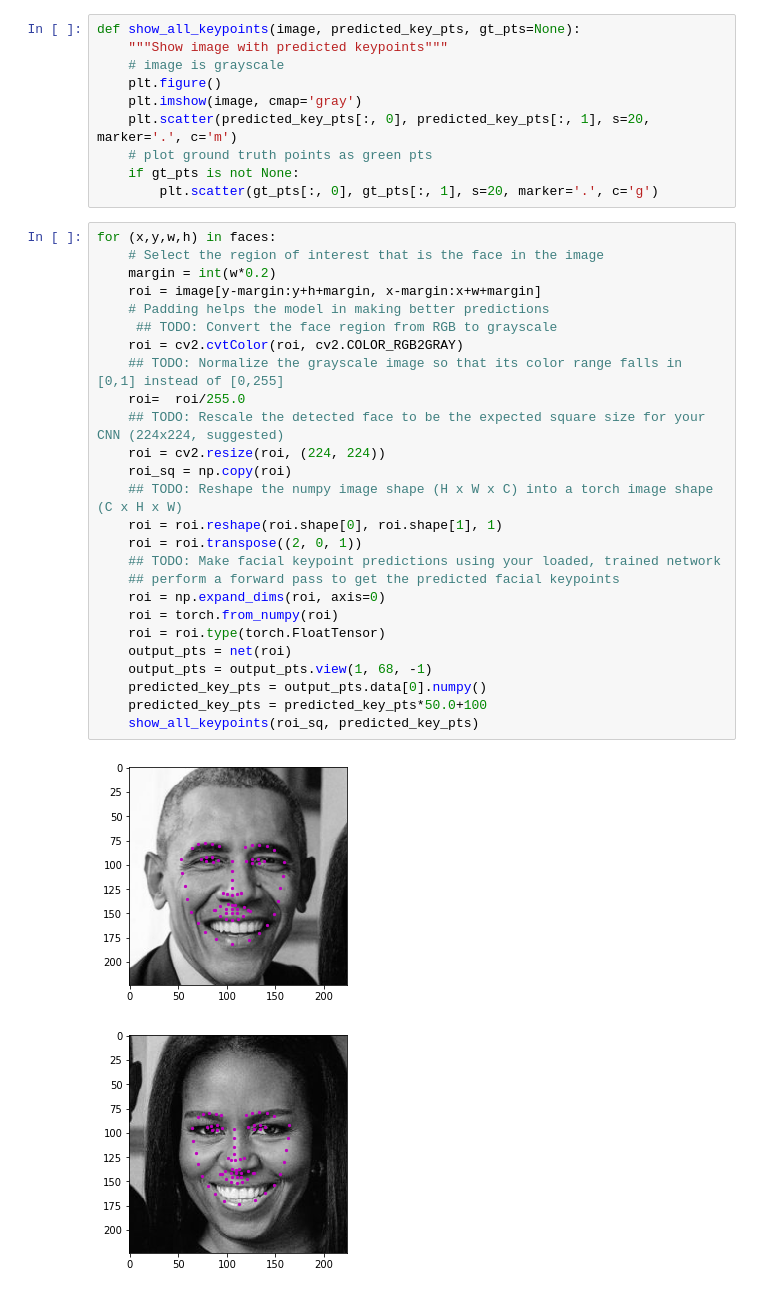
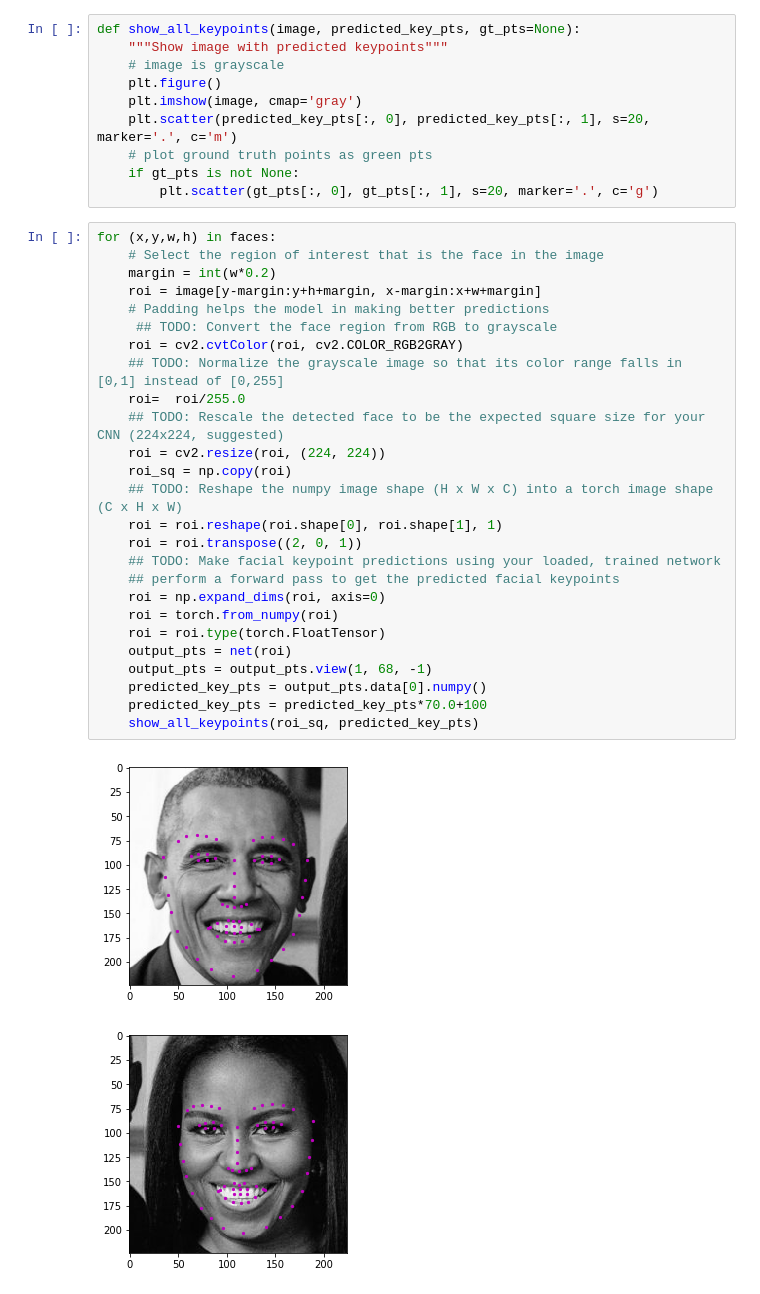
Before and after one commit to madisonestabrook/cv_-facial_keypoint_detection, a Jupyter notebook: 3. Facial Keypoint Detection, Complete Pipeline.ipynb, the cells around one changed output. Drawn from its saved outputs; the diff is of its cells as text.

```diff
--- a/3. Facial Keypoint Detection, Complete Pipeline.ipynb
+++ b/3. Facial Keypoint Detection, Complete Pipeline.ipynb
@@ -130,29 +130,29 @@ def show_all_keypoints(image, predicted_key_pts, gt_pts=None):
 # %%
 for (x,y,w,h) in faces:
     # Select the region of interest that is the face in the image
     margin = int(w*0.2)
     roi = image[y-margin:y+h+margin, x-margin:x+w+margin]
     # Padding helps the model in making better predictions
      ## TODO: Convert the face region from RGB to grayscale
     roi = cv2.cvtColor(roi, cv2.COLOR_RGB2GRAY)
     ## TODO: Normalize the grayscale image so that its color range falls in [0,1] instead of [0,255]
     roi=  roi/255.0
     ## TODO: Rescale the detected face to be the expected square size for your CNN (224x224, suggested)
     roi = cv2.resize(roi, (224, 224))
     roi_sq = np.copy(roi)
     ## TODO: Reshape the numpy image shape (H x W x C) into a torch image shape (C x H x W)
     roi = roi.reshape(roi.shape[0], roi.shape[1], 1)
     roi = roi.transpose((2, 0, 1))
     ## TODO: Make facial keypoint predictions using your loaded, trained network
     ## perform a forward pass to get the predicted facial keypoints
     roi = np.expand_dims(roi, axis=0)
     roi = torch.from_numpy(roi)
     roi = roi.type(torch.FloatTensor)
     output_pts = net(roi)
     output_pts = output_pts.view(1, 68, -1)
     predicted_key_pts = output_pts.data[0].numpy()
-    predicted_key_pts = predicted_key_pts*50.0+100
+    predicted_key_pts = predicted_key_pts*70.0+100
     show_all_keypoints(roi_sq, predicted_key_pts)
 # %% [output]
-[figure, old version]
+[figure, new version]
-[figure, old version]
+[figure, new version]
```
